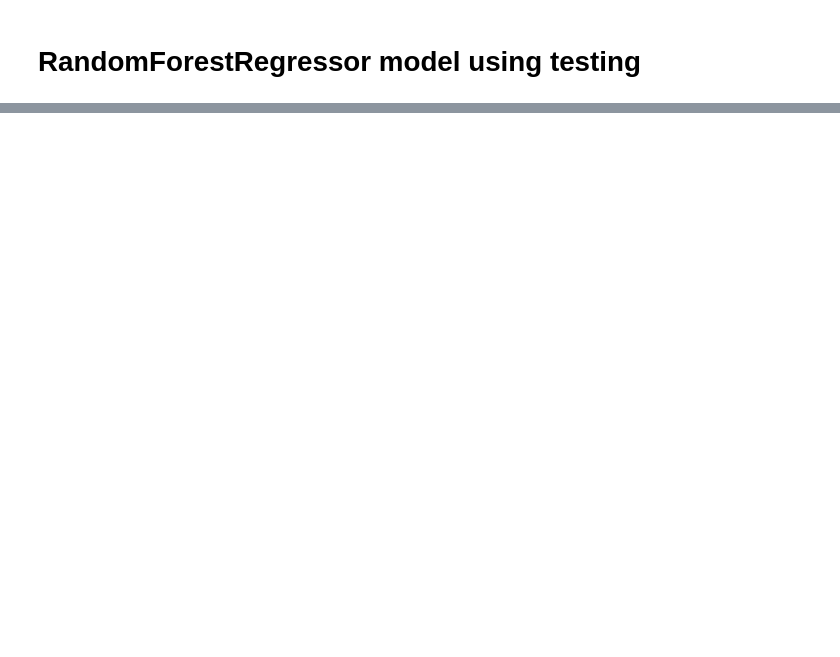
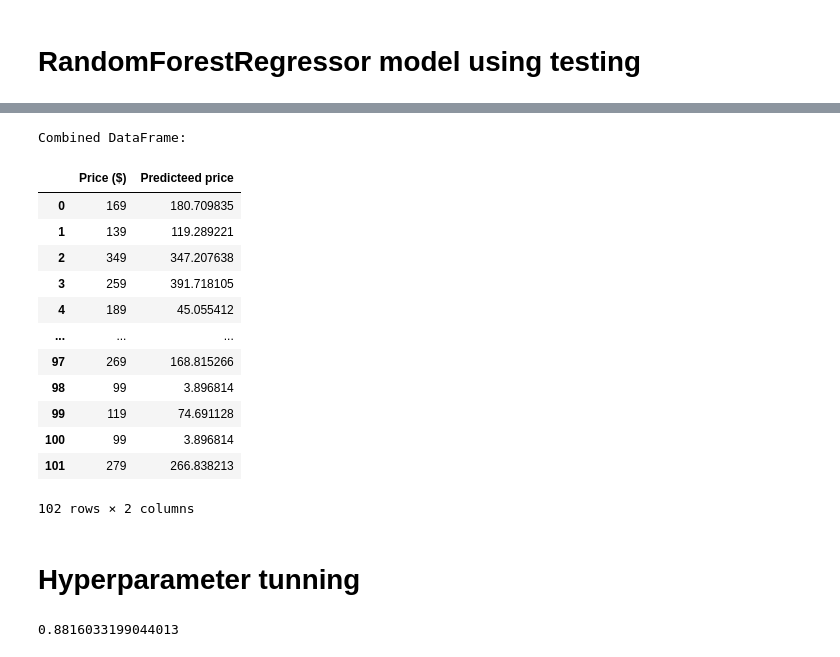
Before and after one commit to Nimanthaka-Bhashana/Mobile_Price_Predictor, a Jupyter notebook: notebooks/Notebook1.ipynb, the cells around one changed output, grey strips where cells are left out. Saved outputs shown, nothing was run; the diff lists cells and outputs as text; code cells hidden in the pictures; blank space fills up the shorter version.

```diff
--- a/notebooks/Notebook1.ipynb
+++ b/notebooks/Notebook1.ipynb
@@ -502,0 +512,3 @@ array([387.33357143])
+# %%
+y_predit=lr.predict(x_test)
+y_predit
@@ -503,2 +533,4 @@ array([387.33357143])
 # %%
+y_pred_df=pd.DataFrame(y_predit,columns=["Predicteed price"])
+y_pred_df
 # %% [output]
@@ -505,0 +550,23 @@ ValueError: Classification metrics can't handle a mix of multiclass and continuo
+# %%
+result = pd.concat([y_test.reset_index(drop=True),y_pred_df],axis=1)
+
+# Display The combined DataFrame
+print("Combined DataFrame:")
+display(result)
+# %% [output]
+Combined DataFrame:
+|  | Price ($) | Predicteed price |
+| 0 | 169 | 180.709835 |
+| 1 | 139 | 119.289221 |
+| 2 | 349 | 347.207638 |
+| 3 | 259 | 391.718105 |
+| 4 | 189 | 45.055412 |
+| ... | ... | ... |
+| 97 | 269 | 168.815266 |
+| 98 | 99 | 3.896814 |
+| 99 | 119 | 74.691128 |
+| 100 | 99 | 3.896814 |
+| 101 | 279 | 266.838213 |
+102 rows × 2 columns
+# %% [markdown]
+# Hyperparameter tunning
@@ -505,0 +584,4 @@ ValueError: Classification metrics can't handle a mix of multiclass and continuo
+# %%
+best_model.score(x_test, y_test)
+# %% [output]
+0.8816033199044013
```
Also changed, not shown: parts of 21 cells of this notebook, 4 other files.
